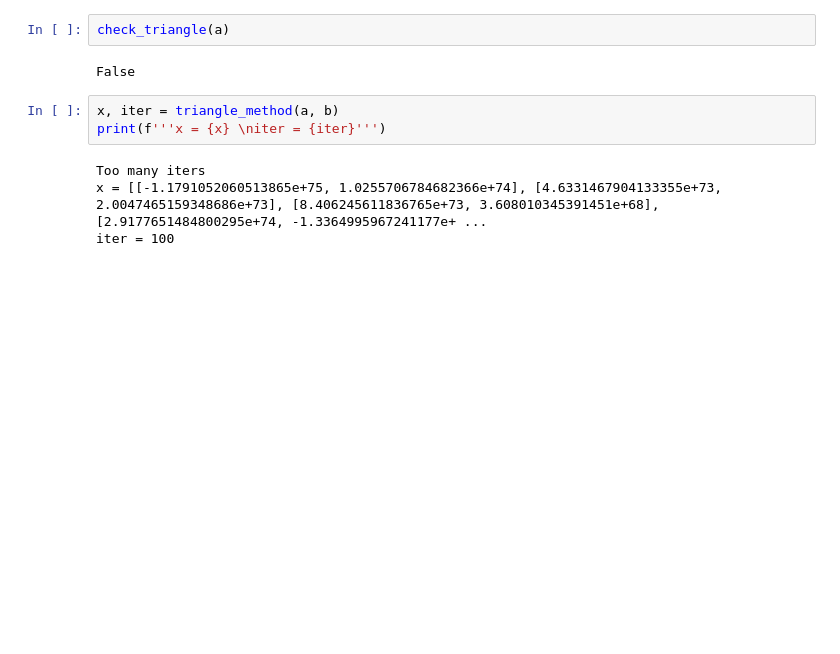
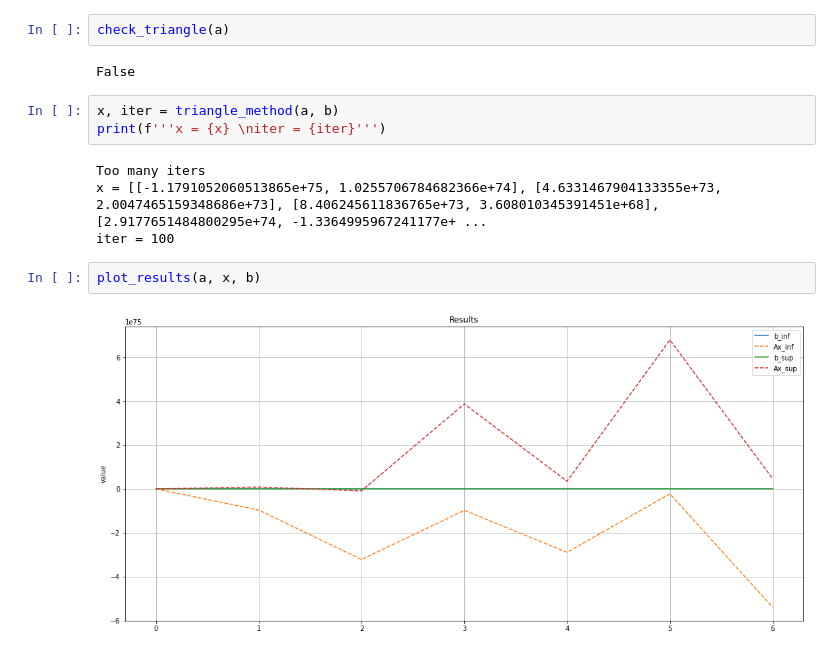
Before and after one commit to mitenevav/computer_complex, a Jupyter notebook: course_project/course_project.ipynb, the cells around one changed output. Drawn from its saved outputs; the diff is of its cells as text; blank space fills up the shorter version.

```diff
--- a/course_project/course_project.ipynb
+++ b/course_project/course_project.ipynb
@@ -472,3 +510,7 @@ print(f'''x = {x} \niter = {iter}''')
 Too many iters
 x = [[-1.1791052060513865e+75, 1.0255706784682366e+74], [4.6331467904133355e+73, 2.0047465159348686e+73], [8.406245611836765e+73, 3.608010345391451e+68], [2.9177651484800295e+74, -1.3364995967241177e+ ...
 iter = 100
+# %%
+plot_results(a, x, b)
+# %% [output]
+[figure, added]
```
Also changed, not shown: parts of 5 cells of this notebook.
